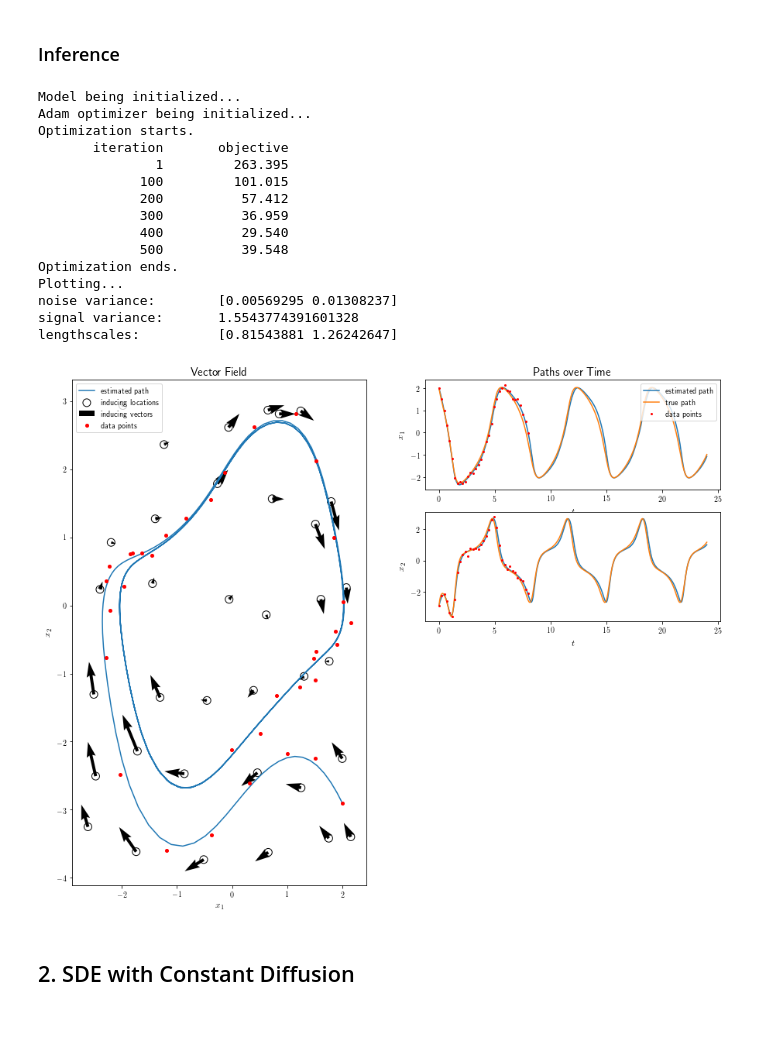
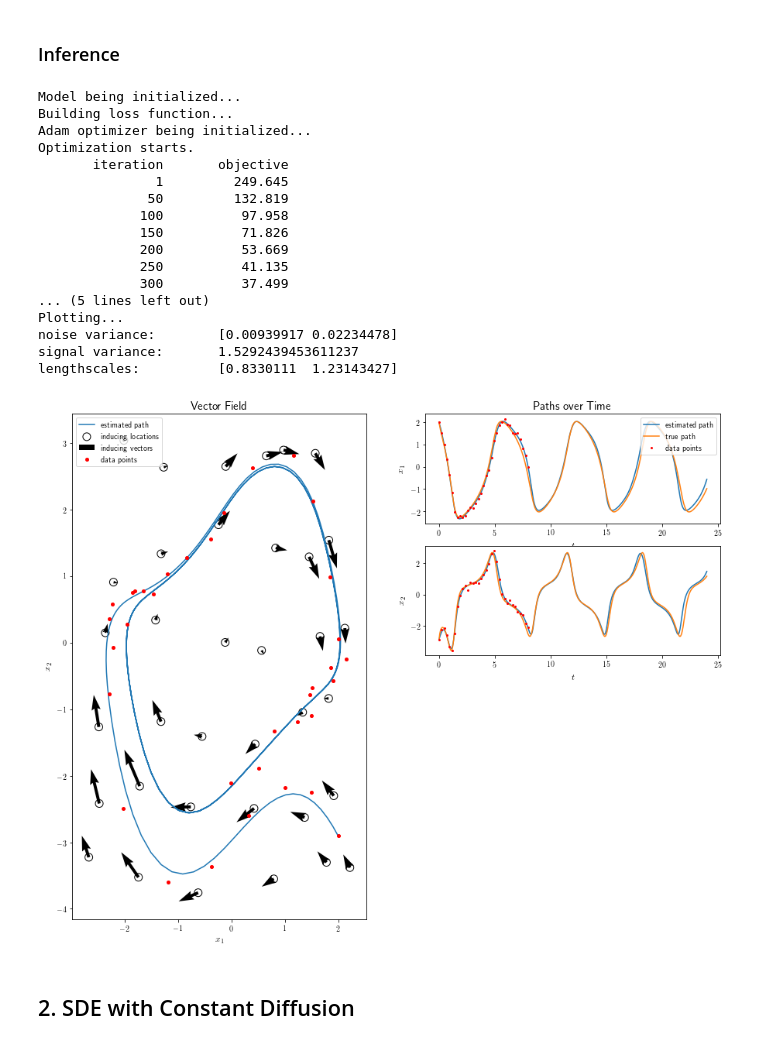
Before and after one commit to cagatayyildiz/npde, a Jupyter notebook: demo.ipynb, the cells around one changed output. Cells and saved outputs as stored; diff of their text form; code cells hidden in the pictures.

```diff
--- a/demo.ipynb
+++ b/demo.ipynb
@@ -67,26 +67,35 @@ x0,t,Y,X,D,f,g = gen_data('vdp', Ny=[35,40,30], tend=8, nstd=0.1)
 # %%
 # t - observation times, a python array of numpy vectors
 # Y - observations, a python array of numpy matrices, data points are in rows
 # step size (eta) must be carefully tuned for different data sets
-npde = npde_fit(sess, t, Y, model='ode', sf0=1.0, ell0=np.ones(2), W=6, ktype="id",
-                num_iter=500, print_int=100, eta=0.02, plot_=True)
+npde = build_model(sess, t, Y, model='ode', sf0=1.0, ell0=np.ones(2), W=6, ktype="id")
+npde = fit_model(sess, npde, t, Y, num_iter=500, print_every=50, eta=0.02, plot_=True)
+
+# how to plot the model
+# plot_model(npde,t,Y)
+
+# how to save/load the model
+# save_model(npde,'npde.pkl')
+# npde = load_model('npde.pkl',sess)
 # %% [output]
 Model being initialized...
+Building loss function...
 Adam optimizer being initialized...
 Optimization starts.
        iteration       objective
-               1         263.395
-             100         101.015
-             200          57.412
-             300          36.959
-             400          29.540
-             500          39.548
-Optimization ends.
+               1         249.645
+              50         132.819
+             100          97.958
+             150          71.826
+             200          53.669
+             250          41.135
+             300          37.499
+... (5 lines left out)
 Plotting...
-noise variance:        [0.00569295 0.01308237]
-signal variance:       1.5543774391601328
-lengthscales:          [0.81543881 1.26242647]
+noise variance:        [0.00939917 0.02234478]
+signal variance:       1.5292439453611237
+lengthscales:          [0.8330111  1.23143427]
-[figure, old version]
+[figure, new version]
 # %% [markdown]
 ## 2. SDE with Constant Diffusion
 # %% [markdown]
```
Also changed, not shown: parts of 7 cells of this notebook, 5 other files.
